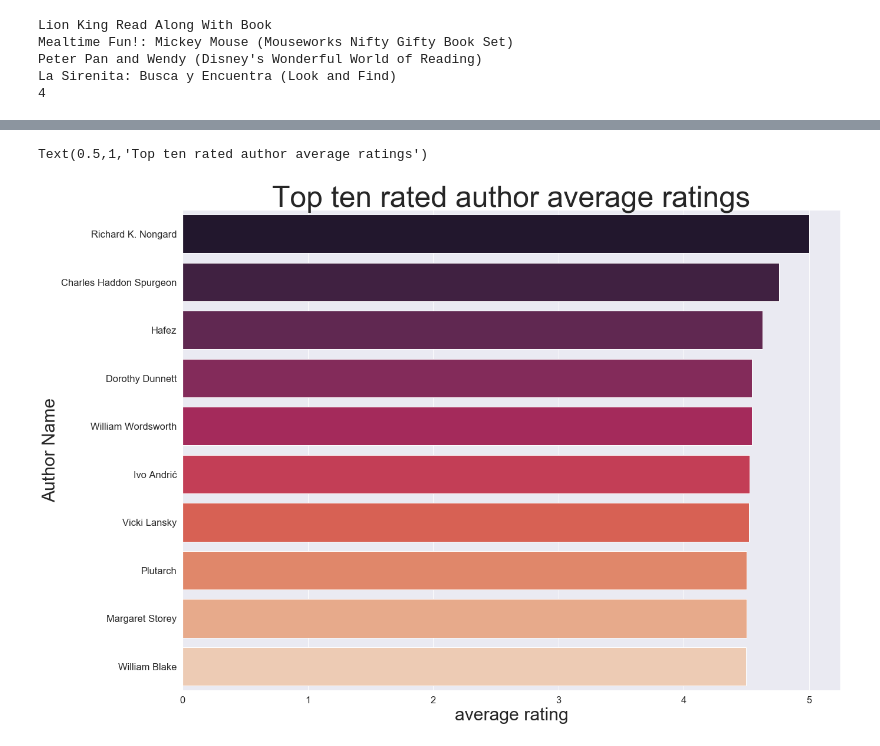
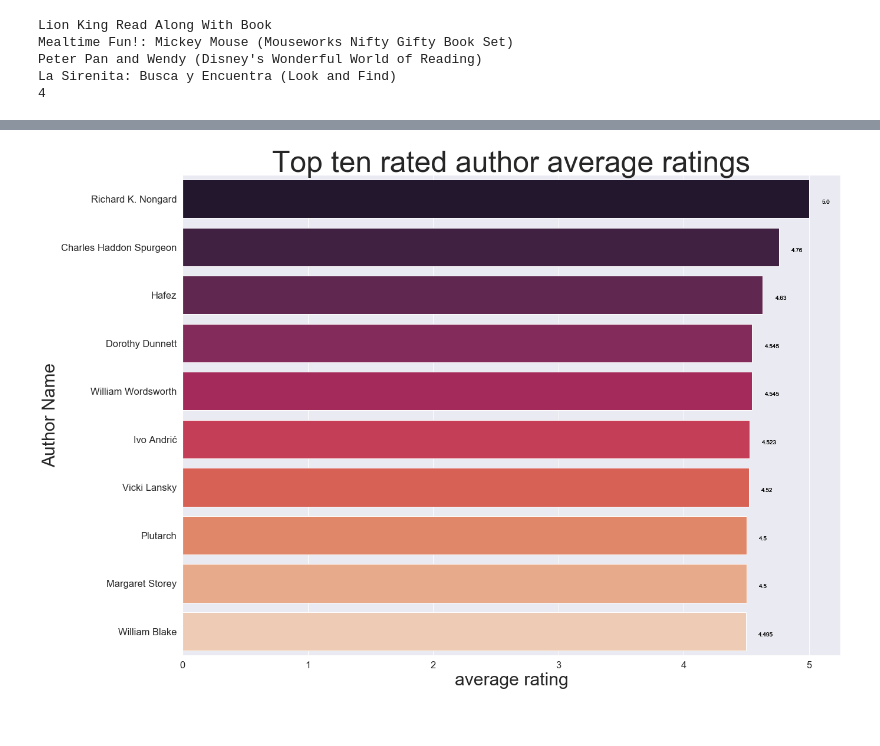
Before and after one commit to psingh007/Book-Recommender, a Jupyter notebook: correlation author rating and works count.ipynb, the cells around one changed output, grey strips where cells are left out. Cells and saved outputs as stored; diff of their text form; code cells hidden in the pictures.

```diff
--- a/correlation author rating and works count.ipynb
+++ b/correlation author rating and works count.ipynb
@@ -177,6 +177,9 @@ ls=sns.barplot(yy,xx,palette='rocket')
 ls.set_xlabel("Books Written",fontsize=30)
 ls.set_ylabel("Author Name",fontsize=30)
 ls.set_title("Top ten rated author books count",fontsize=50)
+for i in ls.patches:
+        ls.text(i.get_width()+2, i.get_y()+0.5,str(round(i.get_width())), fontsize=10,color='black')
+        ls.text(i.get_width()+2, i.get_y()+0.5,str(round(i.get_width())), fontsize=10,color='black')
 fl.close()
 # %% [output]
 ['Sydelle', 'Kramer', '2.0', '50']
@@ -187,10 +190,12 @@ fl.close()
 # %%
 sns.set(font_scale=1.5)
 plt.figure(figsize=(20,15))
 xs=sns.barplot(zz,xx,palette='rocket')
 xs.set_xlabel("average rating",fontsize=30)
 xs.set_ylabel("Author Name",fontsize=30)
 xs.set_title("Top ten rated author average ratings",fontsize=50)
+for i in xs.patches:
+        xs.text(i.get_width()+0.1, i.get_y()+0.5,str(i.get_width()), fontsize=10,color='black')
+        xs.text(i.get_width()+0.1, i.get_y()+0.5,str(i.get_width()), fontsize=10,color='black')
 # %% [output]
-Text(0.5,1,'Top ten rated author average ratings')
-[figure, old version]
+[figure, new version]
```
Also changed, not shown: parts of 1 cell of this notebook, 6 other files.
